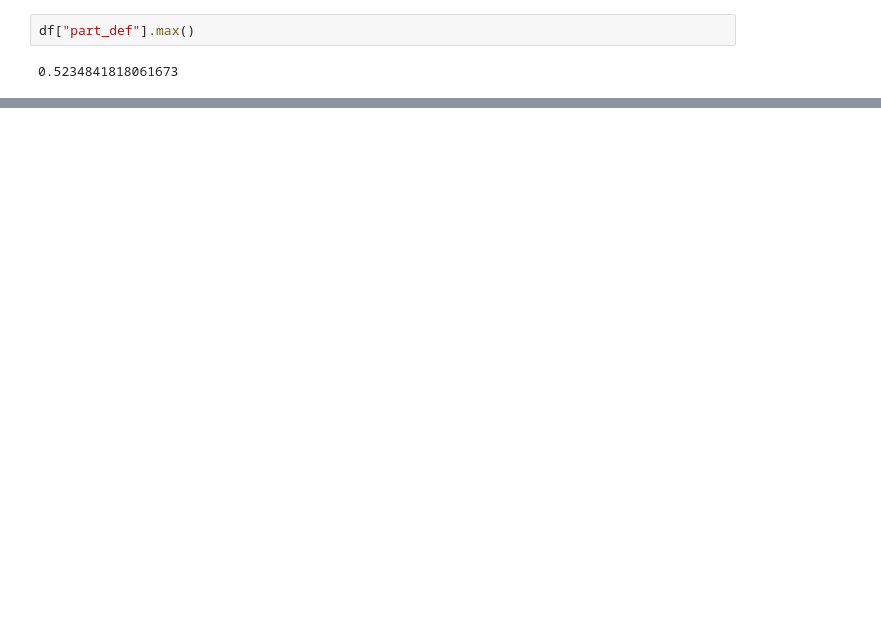
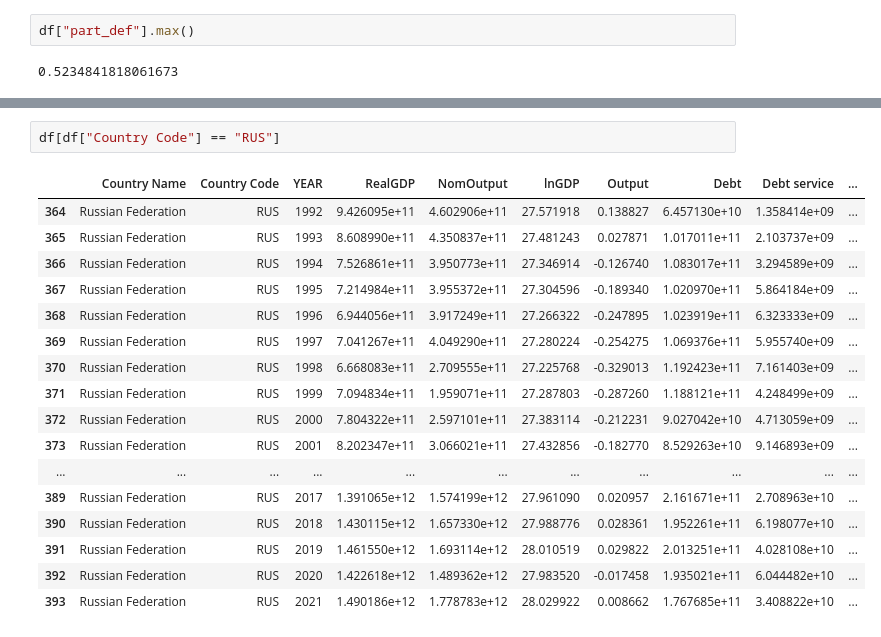
Before and after one commit to hamecetin/Monetary, a Jupyter notebook: Partial Default/Copy of Monetary_Code_Hasan_Cetin.ipynb, the cells around one changed output, grey strips where cells are left out. Drawn from its saved outputs; the diff is of its cells as text; blank space fills up the shorter version.

```diff
--- a/Partial Default/Copy of Monetary_Code_Hasan_Cetin.ipynb
+++ b/Partial Default/Copy of Monetary_Code_Hasan_Cetin.ipynb
@@ -695,0 +723,20 @@ df["part_def"].max()
+# %%
+df[df["Country Code"] == "RUS"]
+# %% [output]
+|  | Country Name | Country Code | YEAR | RealGDP | NomOutput | lnGDP | Output | Debt | Debt service | ... |
+| 364 | Russian Federation | RUS | 1992 | 9.426095e+11 | 4.602906e+11 | 27.571918 | 0.138827 | 6.457130e+10 | 1.358414e+09 | ... |
+| 365 | Russian Federation | RUS | 1993 | 8.608990e+11 | 4.350837e+11 | 27.481243 | 0.027871 | 1.017011e+11 | 2.103737e+09 | ... |
+| 366 | Russian Federation | RUS | 1994 | 7.526861e+11 | 3.950773e+11 | 27.346914 | -0.126740 | 1.083017e+11 | 3.294589e+09 | ... |
+| 367 | Russian Federation | RUS | 1995 | 7.214984e+11 | 3.955372e+11 | 27.304596 | -0.189340 | 1.020970e+11 | 5.864184e+09 | ... |
+| 368 | Russian Federation | RUS | 1996 | 6.944056e+11 | 3.917249e+11 | 27.266322 | -0.247895 | 1.023919e+11 | 6.323333e+09 | ... |
+| 369 | Russian Federation | RUS | 1997 | 7.041267e+11 | 4.049290e+11 | 27.280224 | -0.254275 | 1.069376e+11 | 5.955740e+09 | ... |
+| 370 | Russian Federation | RUS | 1998 | 6.668083e+11 | 2.709555e+11 | 27.225768 | -0.329013 | 1.192423e+11 | 7.161403e+09 | ... |
+| 371 | Russian Federation | RUS | 1999 | 7.094834e+11 | 1.959071e+11 | 27.287803 | -0.287260 | 1.188121e+11 | 4.248499e+09 | ... |
+| 372 | Russian Federation | RUS | 2000 | 7.804322e+11 | 2.597101e+11 | 27.383114 | -0.212231 | 9.027042e+10 | 4.713059e+09 | ... |
+| 373 | Russian Federation | RUS | 2001 | 8.202347e+11 | 3.066021e+11 | 27.432856 | -0.182770 | 8.529263e+10 | 9.146893e+09 | ... |
+| ... | ... | ... | ... | ... | ... | ... | ... | ... | ... | ... |
+| 389 | Russian Federation | RUS | 2017 | 1.391065e+12 | 1.574199e+12 | 27.961090 | 0.020957 | 2.161671e+11 | 2.708963e+10 | ... |
+| 390 | Russian Federation | RUS | 2018 | 1.430115e+12 | 1.657330e+12 | 27.988776 | 0.028361 | 1.952261e+11 | 6.198077e+10 | ... |
+| 391 | Russian Federation | RUS | 2019 | 1.461550e+12 | 1.693114e+12 | 28.010519 | 0.029822 | 2.013251e+11 | 4.028108e+10 | ... |
+| 392 | Russian Federation | RUS | 2020 | 1.422618e+12 | 1.489362e+12 | 27.983520 | -0.017458 | 1.935021e+11 | 6.044482e+10 | ... |
+| 393 | Russian Federation | RUS | 2021 | 1.490186e+12 | 1.778783e+12 | 28.029922 | 0.008662 | 1.767685e+11 | 3.408822e+10 | ... |
```
Also changed, not shown: parts of 10 cells of this notebook.
